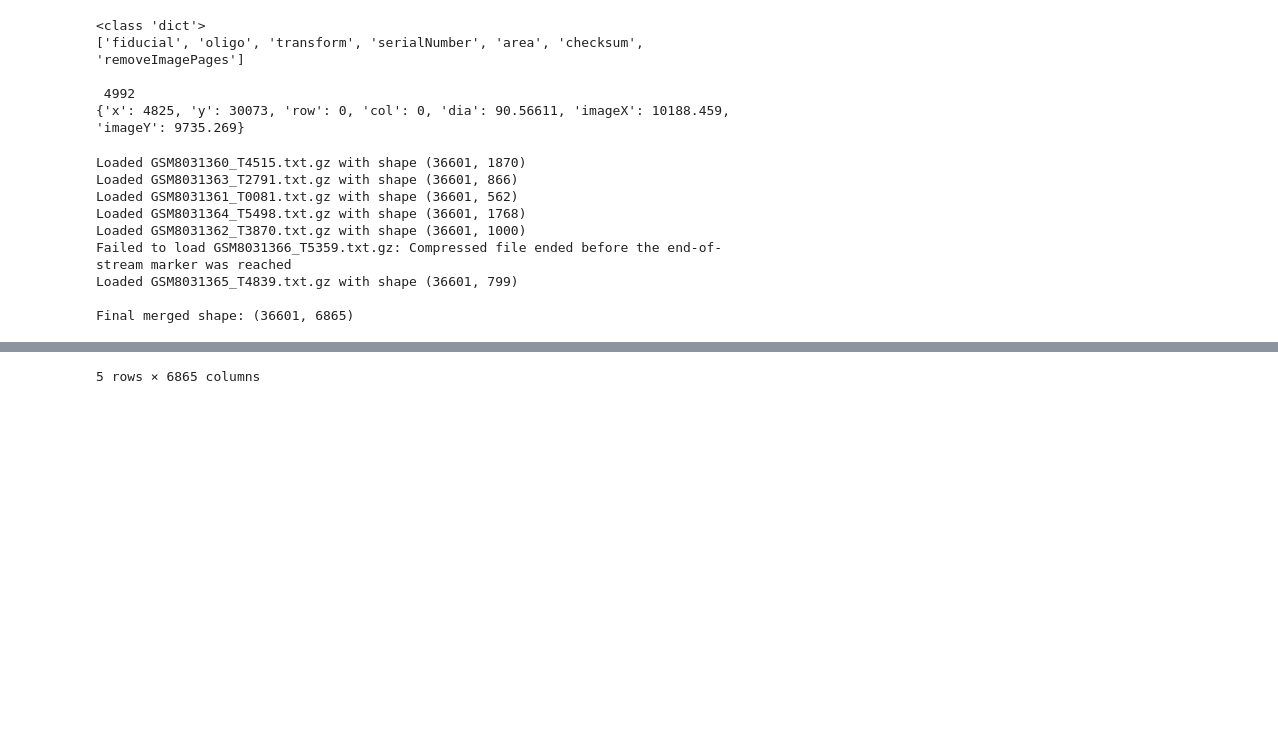
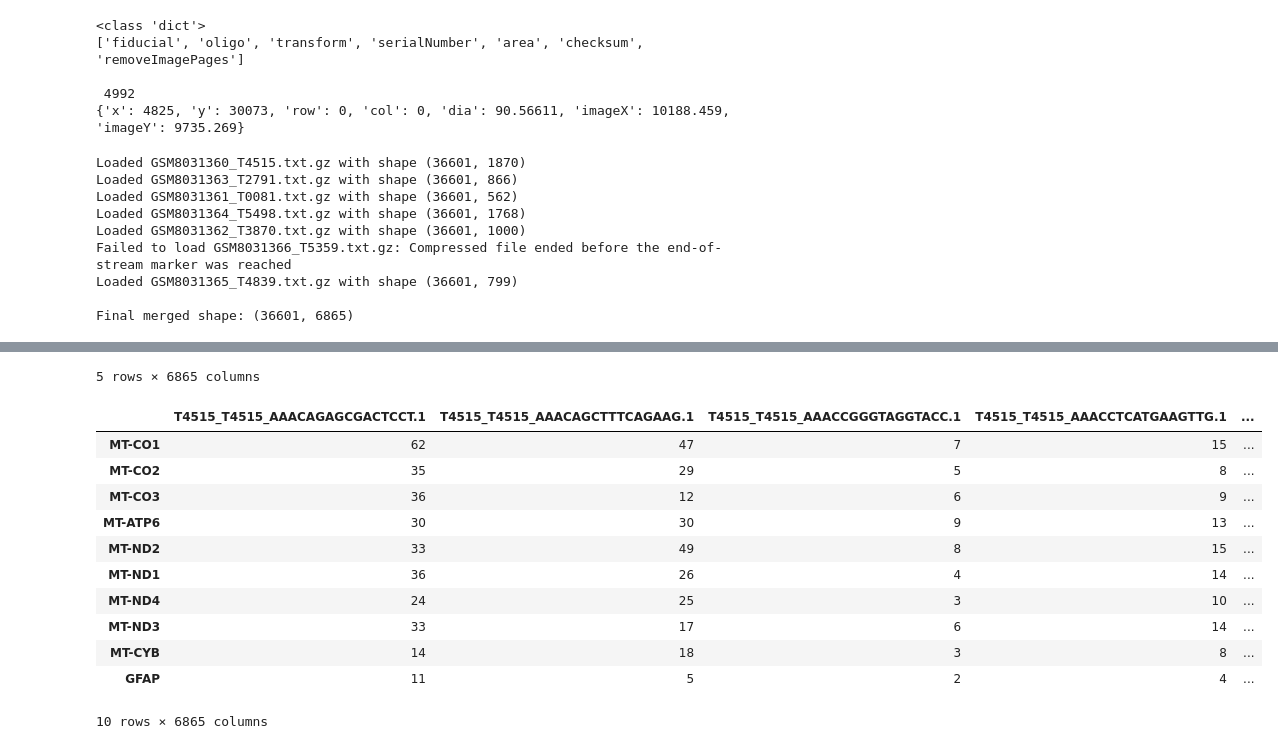
Before and after one commit to josephletobar/parkinsons-spatial-transcriptomics, a Jupyter notebook: parkinsons_analysis.ipynb, the cells around one changed output, grey strips where cells are left out. Cells and saved outputs as stored; diff of their text form; code cells hidden in the pictures; blank space fills up the shorter version.

```diff
--- a/parkinsons_analysis.ipynb
+++ b/parkinsons_analysis.ipynb
@@ -105,32 +127,52 @@ for file in txt_files:
         sample_id = file.split("_")[1].split(".")[0]
         df.columns = [f"{sample_id}_{col}" for col in df.columns]
 
         # store in dict for later merging
         dfs[file] = df
         print(f"Loaded {file} with shape {df.shape}")
     except Exception as e:
         print(f"Failed to load {file}: {e}")
 
 # merge all samples side-by-side (same genes, different spots)
 merged_df = pd.concat(dfs.values(), axis=1)
 
 print("\nFinal merged shape:", merged_df.shape)
-merged_df.head()
+
+# show the raw merged matrix
+display(merged_df.head())
+
+# show version sorted by total expression (for visualization only)
+display_df = merged_df.copy()
+display_df['total_expression'] = display_df.sum(axis=1)
+display_df = display_df.sort_values('total_expression', ascending=False)
+display(display_df.drop(columns='total_expression').head(10))
 # %% [output]
 Loaded GSM8031360_T4515.txt.gz with shape (36601, 1870)
 Loaded GSM8031363_T2791.txt.gz with shape (36601, 866)
 Loaded GSM8031361_T0081.txt.gz with shape (36601, 562)
 Loaded GSM8031364_T5498.txt.gz with shape (36601, 1768)
 Loaded GSM8031362_T3870.txt.gz with shape (36601, 1000)
 Failed to load GSM8031366_T5359.txt.gz: Compressed file ended before the end-of-stream marker was reached
 Loaded GSM8031365_T4839.txt.gz with shape (36601, 799)
 
 Final merged shape: (36601, 6865)
 |  | T4515_T4515_AAACAGAGCGACTCCT.1 | T4515_T4515_AAACAGCTTTCAGAAG.1 | T4515_T4515_AAACCGGGTAGGTACC.1 | T4515_T4515_AAACCTCATGAAGTTG.1 | ... |
 | MIR1302-2HG | 0 | 0 | 0 | 0 | ... |
 | FAM138A | 0 | 0 | 0 | 0 | ... |
 | OR4F5 | 0 | 0 | 0 | 0 | ... |
 | AL627309.1 | 0 | 0 | 0 | 0 | ... |
 | AL627309.3 | 0 | 0 | 0 | 0 | ... |
 5 rows × 6865 columns
+|  | T4515_T4515_AAACAGAGCGACTCCT.1 | T4515_T4515_AAACAGCTTTCAGAAG.1 | T4515_T4515_AAACCGGGTAGGTACC.1 | T4515_T4515_AAACCTCATGAAGTTG.1 | ... |
+| MT-CO1 | 62 | 47 | 7 | 15 | ... |
+| MT-CO2 | 35 | 29 | 5 | 8 | ... |
+| MT-CO3 | 36 | 12 | 6 | 9 | ... |
+| MT-ATP6 | 30 | 30 | 9 | 13 | ... |
+| MT-ND2 | 33 | 49 | 8 | 15 | ... |
+| MT-ND1 | 36 | 26 | 4 | 14 | ... |
+| MT-ND4 | 24 | 25 | 3 | 10 | ... |
+| MT-ND3 | 33 | 17 | 6 | 14 | ... |
+| MT-CYB | 14 | 18 | 3 | 8 | ... |
+| GFAP | 11 | 5 | 2 | 4 | ... |
+10 rows × 6865 columns
 # %% [markdown]
```
Also changed, not shown: parts of 6 cells of this notebook.
